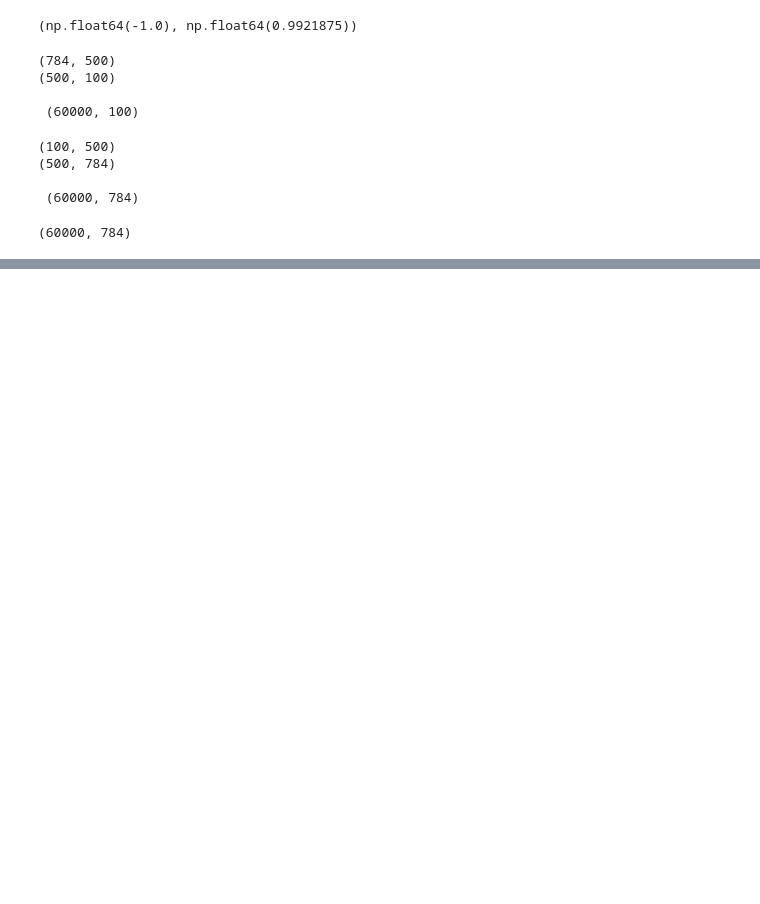
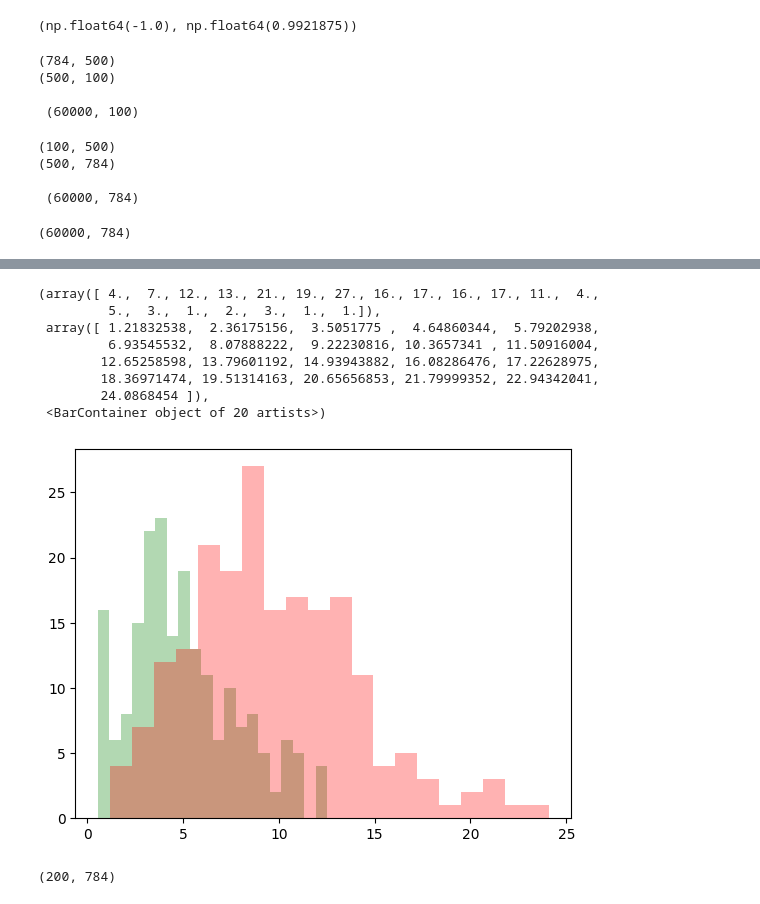
Before and after one commit to NeveIsa/ITP359, a Jupyter notebook: hw4/hw4-jax.ipynb, the cells around one changed output, grey strips where cells are left out. Cells and saved outputs as stored; diff of their text form; code cells hidden in the pictures; blank space fills up the shorter version.

```diff
--- a/hw4/hw4-jax.ipynb
+++ b/hw4/hw4-jax.ipynb
@@ -215,3 +215,24 @@ Reconstruction Error:   14.85%
 # 1. Reconstruction Error is higher when Flipped/Rotated
 
 # We can detect anomaly by looking at the how many standard deviations away is the reconstruction error of an input and then use a suitable threshold to mark as anomalous if beyond that threshold
+# %%
+xtest200 = X_test[[random.randint(0,X_test.shape[0]) for i in range(200)]]
+xtest200_flipped = xtest200.reshape(200,28,28)[:,:,::-1].reshape(200,-1)
+loss = jax.vmap(lossfn, in_axes=(None, 0))(params,xtest200)
+loss_flipped = jax.vmap(lossfn, in_axes=(None, 0))(params, xtest200_flipped)
+plt.hist(loss*100, color='green', alpha=0.3, bins=20)
+plt.hist(loss_flipped*100, color='red', alpha=0.3, bins=20)
+# %% [output]
+(array([ 4.,  7., 12., 13., 21., 19., 27., 16., 17., 16., 17., 11.,  4.,
+         5.,  3.,  1.,  2.,  3.,  1.,  1.]),
+ array([ 1.21832538,  2.36175156,  3.5051775 ,  4.64860344,  5.79202938,
+         6.93545532,  8.07888222,  9.22230816, 10.3657341 , 11.50916004,
+        12.65258598, 13.79601192, 14.93943882, 16.08286476, 17.22628975,
+        18.36971474, 19.51314163, 20.65656853, 21.79999352, 22.94342041,
+        24.0868454 ]),
+ <BarContainer object of 20 artists>)
+[figure, added]
+# %%
+xtest200.shape
+# %% [output]
+(200, 784)
```
Also changed, not shown: parts of 6 cells of this notebook, 8 other files.
